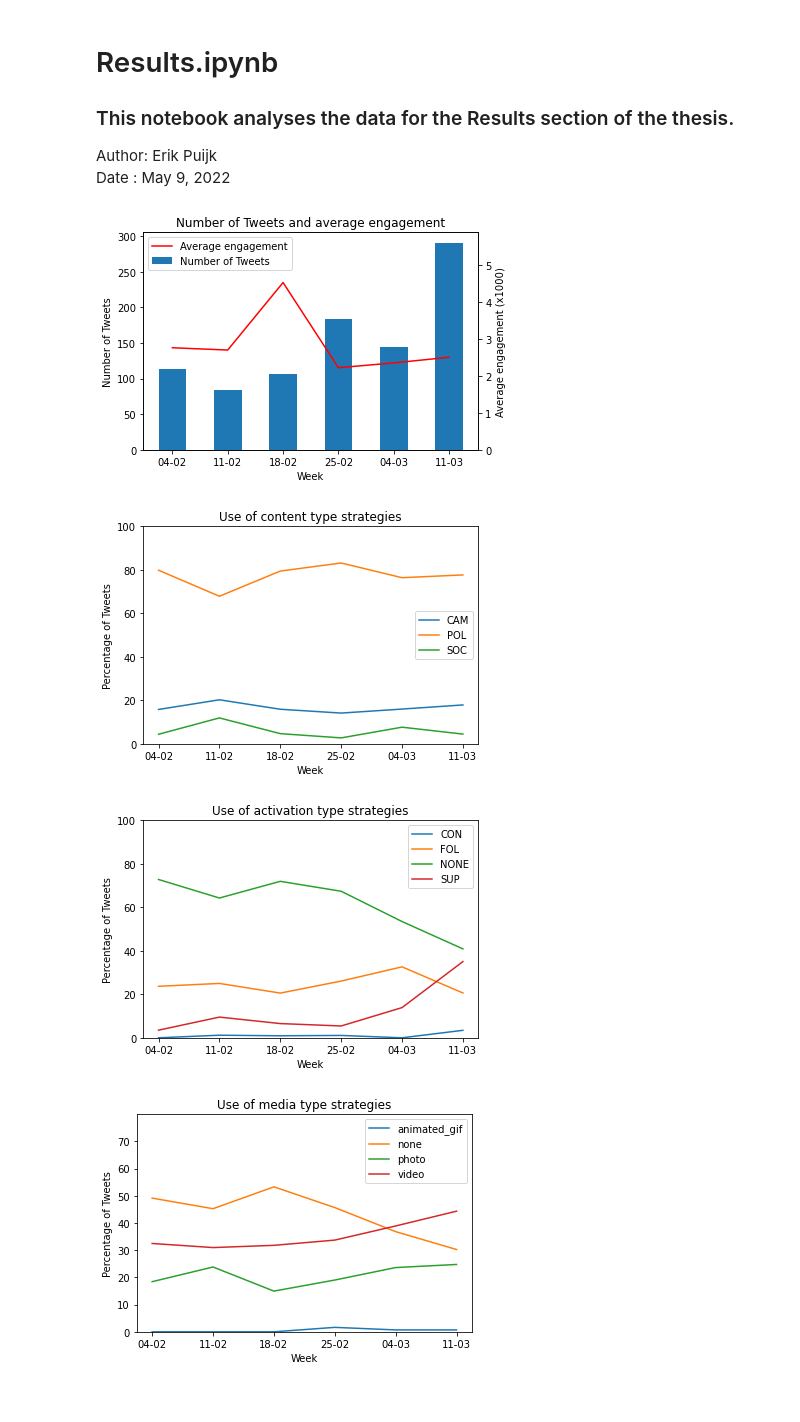
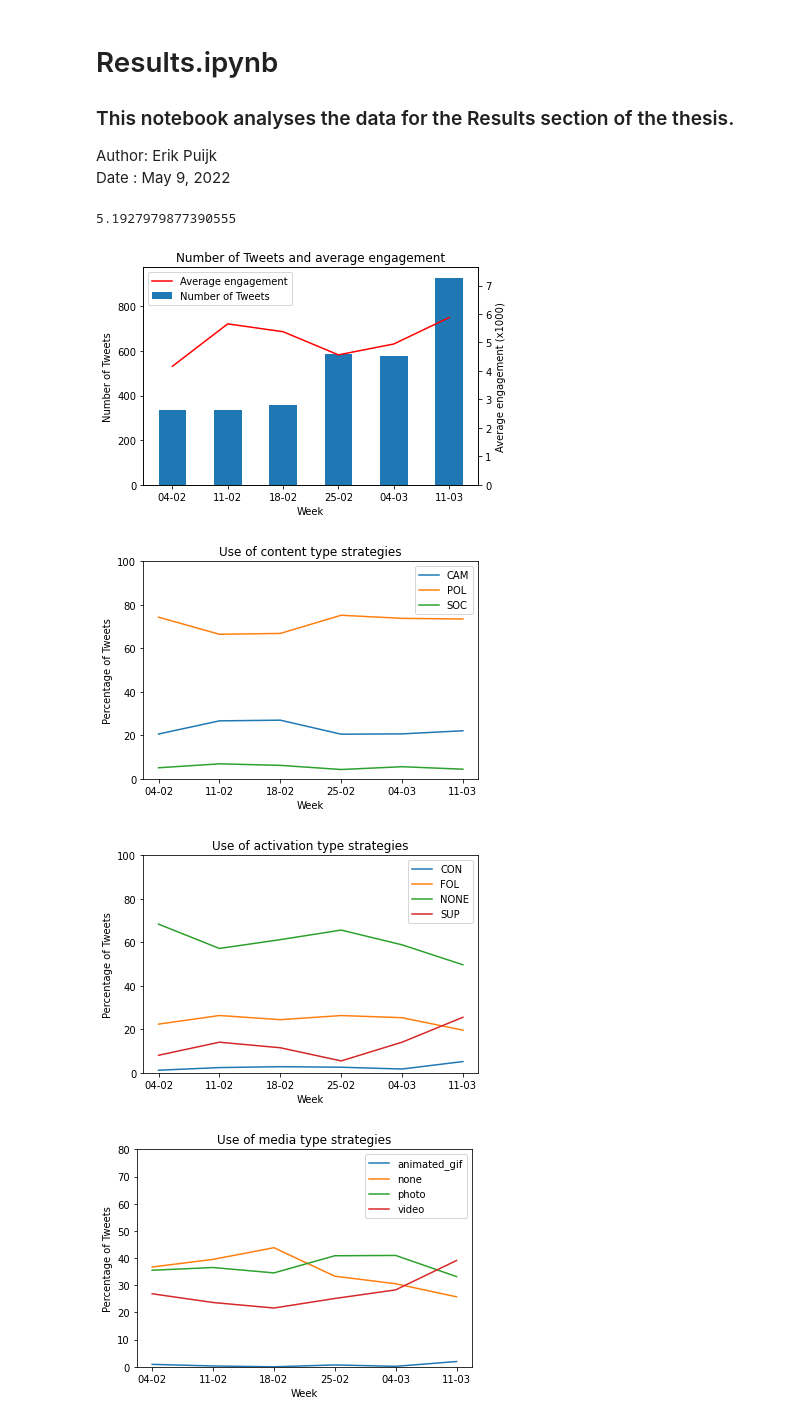
Before and after one commit to erikpu/political-messaging, a Jupyter notebook: Results.ipynb, the cells around one changed output. Cells and saved outputs as stored; diff of their text form; code cells hidden in the pictures.

```diff
--- a/Results.ipynb
+++ b/Results.ipynb
@@ -118,7 +118,7 @@ def plot_overall(x, y1, y2, interval, auth_label):
     plt.savefig('results/overall_%s_%s.png' % (interval, auth_label))
     plt.show()
 # %%
-def plot_categories(ylabel, title, x, y, labels, interval, filename):
+def plot_categories(ylabel, title, x, y, labels, interval, filename, ymax):
     """ Plot the occurrence of messaging strategies relative to the total number of Tweets posted in the time
     interval. """
 
@@ -141,7 +141,7 @@ def plot_categories(ylabel, title, x, y, labels, interval, filename):
     # Set labels and title
     ax.set_xlabel(interval.capitalize())
     ax.set_ylabel(ylabel)
-    ax.set_ylim(ymin=0, ymax = min(max([j for i in y for j in i])*1.5, 100))
+    ax.set_ylim(ymin=0, ymax=ymax)
     plt.title(title)
 
     # Only generate legend if more than one labels
@@ -151,13 +151,13 @@ def plot_categories(ylabel, title, x, y, labels, interval, filename):
     plt.savefig('results/%s.png' % filename)
     plt.show()
 # %%
-def engagement_per_interval(tweets, interval, file_label, authors):
+def engagement_per_interval(tweets, all_users, interval, file_label, authors):
     """ Plot the number of Tweets, average engagement and use of content, activation and media type strategies
         per day or per week for the given authors. """
 
     # Generate list of all authors if given author list is empty
     if len(authors) == 0:
-        authors = list(read_json('source/users.txt').keys())
+        authors = all_users['handle'].tolist()
 
     # Copy selection of data frame
     df = tweets[tweets['author_handle'].isin(authors)]
@@ -195,8 +195,11 @@ def engagement_per_interval(tweets, interval, file_label, authors):
     cat_con = []
     cat_act = []
     media_type = []
+
     # Create copy of original dates without time
     dates2 = [date.date() for date in dates]
+
+    print(df['total_engagement'].mean() * 1000)
 
     for i, date in enumerate(dates2):
         # Make lists that will be plotted on y-axes
@@ -217,46 +220,62 @@ def engagement_per_interval(tweets, interval, file_label, authors):
     # Plot the lists
     plot_overall(dates2, num_tweets, avg_engagement, interval, file_label)
     plot_categories('Percentage of Tweets', 'Use of content type strategies', dates2, cat_con,
-               ['CAM', 'POL', 'SOC'], interval, 'cat_con_' + interval + '_' + file_label)
+               ['CAM', 'POL', 'SOC'], interval, 'cat_con_' + interval + '_' + file_label, 100)
     plot_categories('Percentage of Tweets', 'Use of activation type strategies', dates2, cat_act,
-               ['CON', 'FOL', 'NONE', 'SUP'], interval, 'cat_act_' + interval + '_' + file_label)
+               ['CON', 'FOL', 'NONE', 'SUP'], interval, 'cat_act_' + interval + '_' + file_label, 100)
     plot_categories('Percentage of Tweets', 'Use of media type strategies', dates2, media_type,
-               ['animated_gif', 'none', 'photo', 'video'], interval, 'media_type_' + interval + '_' + file_label)
+               ['animated_gif', 'none', 'photo', 'video'], interval, 'media_type_' + interval + '_' + file_label,
+                    80)
 # %%
 tweets = read_json('source/tweets_all_labeled.txt')
 tweets_pd = pd.DataFrame(tweets)
 users_pd = pd.read_csv('source/users.csv')
 
 # Show the number of Tweets and average engagement per messaging strategy
 avg_engagement_per_category(tweets_pd)
 
-#engagement_per_interval(tweets_pd, 'week', 'all', [])
-engagement_per_interval(tweets_pd, 'week', 'losers', ['cdavandaag', 'WBHoekstra',
-                                                      'SPnl', 'MarijnissenL',
-                                                      'groenlinks', 'jesseklaver'])
-engagement_per_interval(tweets_pd, 'week', 'winners', ['VoltNederland', 'DassenLaurens',
-                                                       'D66', 'SigridKaag',
-                                                       'fvdemocratie', 'thierrybaudet'])
+# Run for all parties
+#engagement_per_interval(tweets_pd, users_pd, 'week', 'all', [])
+
+# # Run for winning parties
+# engagement_per_interval(tweets_pd, users_pd, 'week', 'winners', ['VoltNederland', 'DassenLaurens',
+#                                                        'D66', 'SigridKaag',
+#                                                        'fvdemocratie', 'thierrybaudet'])
+
+# # Run for losing parties
+# engagement_per_interval(tweets_pd, users_pd, 'week', 'losers', ['cdavandaag', 'WBHoekstra',
+#                                                       'SPnl', 'MarijnissenL',
+#                                                       'groenlinks', 'jesseklaver'])
+
+# Run for parties
+engagement_per_interval(tweets_pd, users_pd, 'week', 'parties',
+                        users_pd.loc[users_pd['type'] == 'party', 'handle'].tolist())
+
+# Run for party leaders
+#engagement_per_interval(tweets_pd, users_pd, 'week', 'leaders',
+#                        users_pd.loc[users_pd['type'] == 'person', 'handle'].tolist())
+
 
 # # engagement_per_interval(tweets_pd, 'week', ['VVD', 'markrutte'])
 # # engagement_per_interval(tweets_pd, 'week', ['D66', 'SigridKaag'])
 # # engagement_per_interval(tweets_pd, 'week', ['geertwilderspvv'])
 # engagement_per_interval(tweets_pd, 'week', ['cdavandaag', 'WBHoekstra'])
 # # engagement_per_interval(tweets_pd, 'week', ['SPnl', 'MarijnissenL'])
 # engagement_per_interval(tweets_pd, 'week', ['PvdA', 'PloumenLilianne'])
 #engagement_per_interval(tweets_pd, 'week', ['groenlinks', 'jesseklaver'])
 #engagement_per_interval(tweets_pd, 'week', ['fvdemocratie', 'thierrybaudet'])
 # engagement_per_interval(tweets_pd, 'week', ['PartijvdDieren', 'estherouwehand'])
 # # engagement_per_interval(tweets_pd, 'week', ['christenunie', 'gertjansegers'])
 # engagement_per_interval(tweets_pd, 'week', ['VoltNederland', 'DassenLaurens'])
 # # engagement_per_interval(tweets_pd, 'week', ['JuisteAntwoord', 'Eerdmans'])
 # # engagement_per_interval(tweets_pd, 'week', ['SGPnieuws', 'keesvdstaaij'])
 # engagement_per_interval(tweets_pd, 'week', ['DenkNL', 'F_azarkan'])
 # # engagement_per_interval(tweets_pd, 'week', ['50pluspartij', 'LianedenHaan'])
 # # engagement_per_interval(tweets_pd, 'week', ['BoerBurgerB', 'lientje1967'])
 # # engagement_per_interval(tweets_pd, 'week', ['PolitiekBIJ1', 'SylvanaBIJ1'])
 # %% [output]
+5.1927979877390555
-[figure, old version]
+[figure, new version]
-[figure, old version]
+[figure, new version]
-[figure, old version]
+[figure, new version]
-[figure, old version]
+[figure, new version]
```
Also changed, not shown: parts of 1 cell of this notebook, 1 other file.
